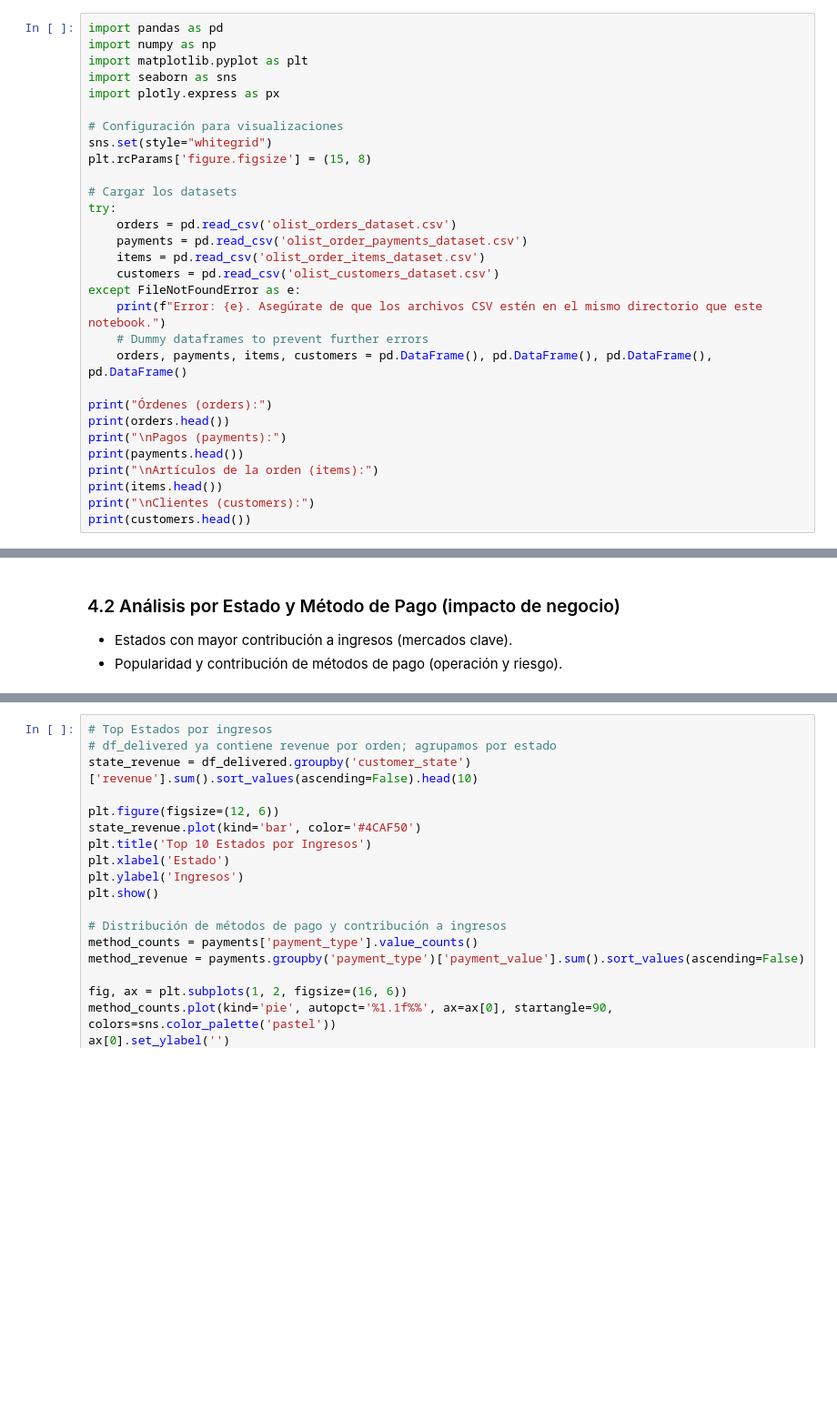
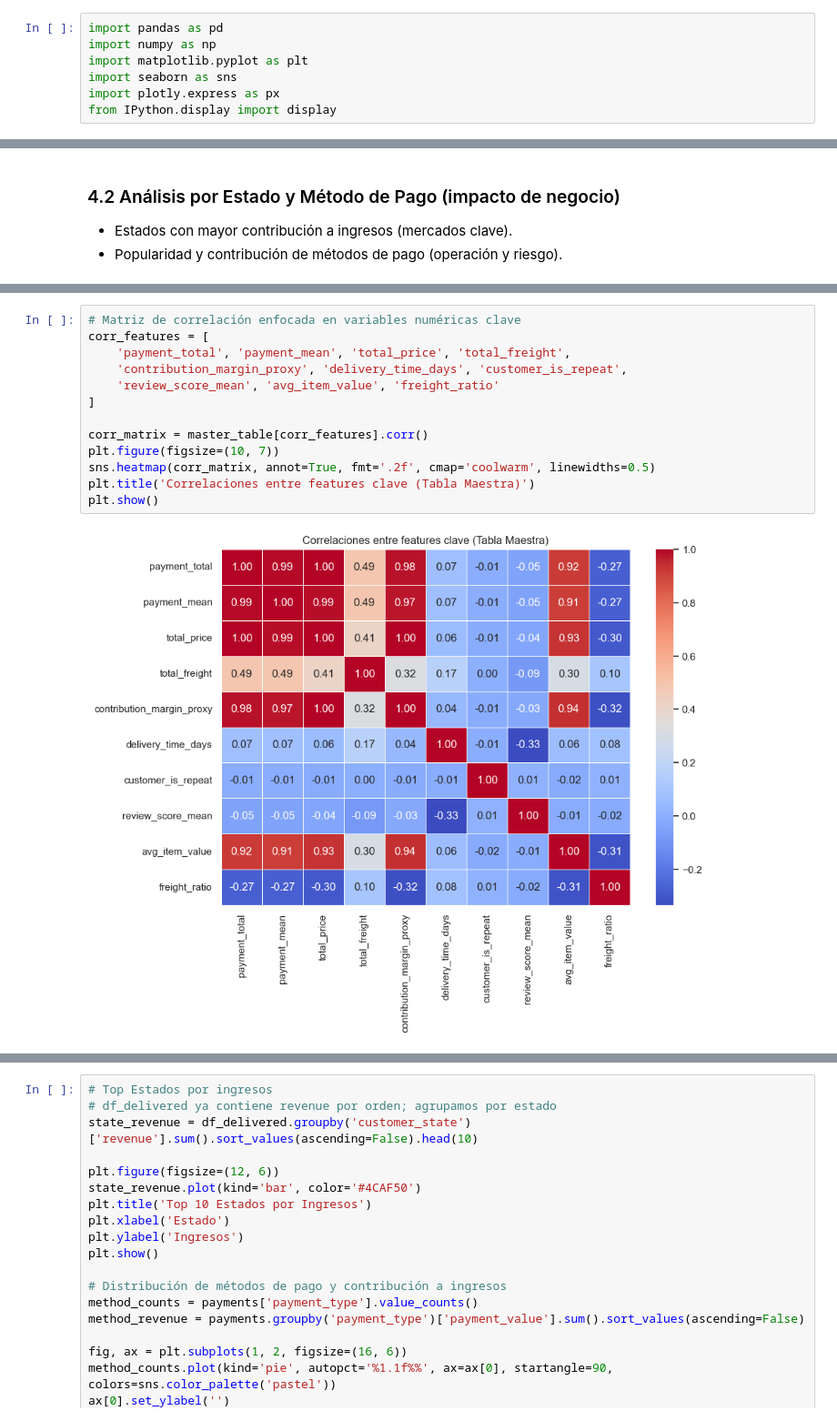
Before and after one commit to paukiss/MIADAS13, a Jupyter notebook: sprint_1_forecast_ingresos.ipynb, the cells around one changed output, grey strips where cells are left out. Shown: that part at 91% size. Cells and saved outputs as stored; diff of their text form; blank space fills up the shorter version.

Commit message:
chore: update notebook

```diff
--- a/sprint_1_forecast_ingresos.ipynb
+++ b/sprint_1_forecast_ingresos.ipynb
@@ -16,27 +41,4 @@ import numpy as np
 import matplotlib.pyplot as plt
 import seaborn as sns
 import plotly.express as px
-
-# Configuración para visualizaciones
-sns.set(style="whitegrid")
-plt.rcParams['figure.figsize'] = (15, 8)
-
-# Cargar los datasets
-try:
-    orders = pd.read_csv('olist_orders_dataset.csv')
-    payments = pd.read_csv('olist_order_payments_dataset.csv')
-    items = pd.read_csv('olist_order_items_dataset.csv')
-    customers = pd.read_csv('olist_customers_dataset.csv')
-except FileNotFoundError as e:
-    print(f"Error: {e}. Asegúrate de que los archivos CSV estén en el mismo directorio que este notebook.")
-    # Dummy dataframes to prevent further errors
-    orders, payments, items, customers = pd.DataFrame(), pd.DataFrame(), pd.DataFrame(), pd.DataFrame()
-
-print("Órdenes (orders):")
-print(orders.head())
-print("\nPagos (payments):")
-print(payments.head())
-print("\nArtículos de la orden (items):")
-print(items.head())
-print("\nClientes (customers):")
-print(customers.head())
+from IPython.display import display
@@ -250,0 +529,15 @@ Del análisis anterior:
+# %%
+# Matriz de correlación enfocada en variables numéricas clave
+corr_features = [
+    'payment_total', 'payment_mean', 'total_price', 'total_freight',
+    'contribution_margin_proxy', 'delivery_time_days', 'customer_is_repeat',
+    'review_score_mean', 'avg_item_value', 'freight_ratio'
+]
+
+corr_matrix = master_table[corr_features].corr()
+plt.figure(figsize=(10, 7))
+sns.heatmap(corr_matrix, annot=True, fmt='.2f', cmap='coolwarm', linewidths=0.5)
+plt.title('Correlaciones entre features clave (Tabla Maestra)')
+plt.show()
+# %% [output]
+[figure, added]
```
Also changed, not shown: parts of 17 cells of this notebook.
